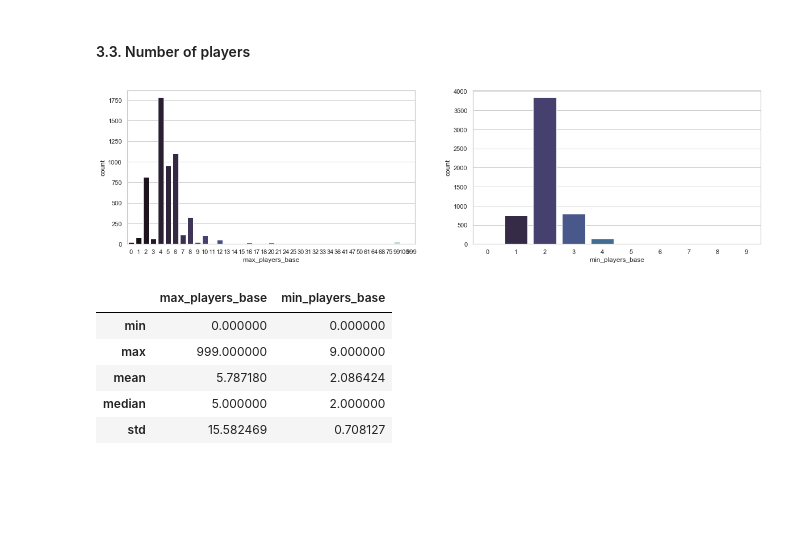
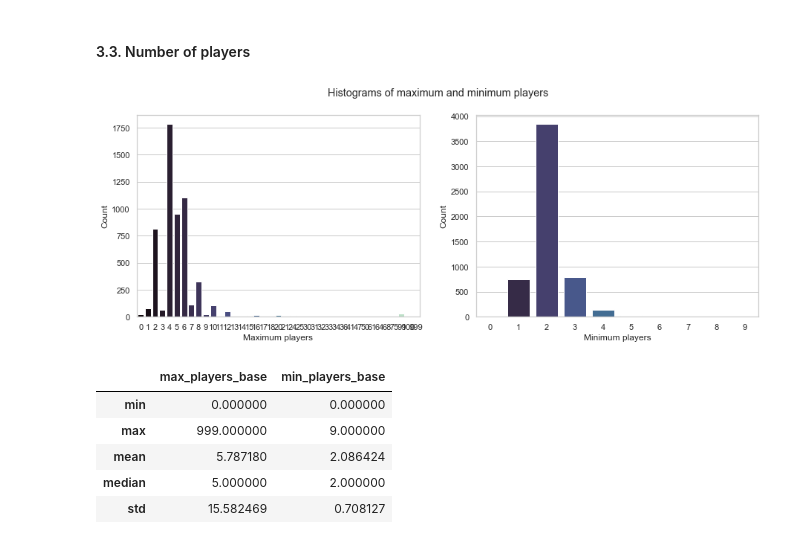
Before and after one commit to viktoriakonya/C3---Project, a Jupyter notebook: board_games/4_Q1_Rating_final.ipynb, the cells around one changed output. Cells and saved outputs as stored; diff of their text form; code cells hidden in the pictures; blank space fills up the shorter version.

```diff
--- a/board_games/4_Q1_Rating_final.ipynb
+++ b/board_games/4_Q1_Rating_final.ipynb
@@ -150,10 +157,13 @@ board_games = board_games[board_games['max_playtime_base']<900]
 # %% [markdown]
 Let's check again the distributions.
 # %%
-sns.set(rc={"figure.figsize":(10,5)})
+sns.set(rc={"figure.figsize":(15,5)})
 sns.set_style("whitegrid")
 fig,axes=plt.subplots(1,2)
 sns.histplot(board_games['max_playtime_base'],ax=axes[0], bins = 20)
 sns.histplot(board_games['min_playtime_base'],ax=axes[1], bins = 20)
+fig.suptitle('Histograms of maximum and minimum playtime')
+plt.setp(axes[0], xlabel='Maximum playtime')
+plt.setp(axes[1], xlabel='Minimum playtime')
 plt.show()
 # %% [output]
@@ -220,9 +230,9 @@ The number of games with lower than 10 playtime is: 72
 # %% [markdown]
 #### 3.2. Minimum age
 # %%
-sns.set(rc={"figure.figsize":(5,5)})
+sns.set(rc={"figure.figsize":(10,5)})
 sns.set_style("whitegrid")
-fig = sns.histplot(board_games['min_age_base'], palette = "mako")
+fig = sns.histplot(board_games['min_age_base'], palette = "mako", bins = 30)
 plt.xlabel("Minimum recommended age")
 plt.ylabel("Count")
 plt.title("Histogram minimum recommended age")
@@ -275,7 +285,7 @@ The number of values with 0 in the min_age_base field is: 225
 # %%
 board_games['min_age_base']=board_games['min_age_base'].replace(0,board_games['min_age_base'].median())
 # %%
-sns.set(rc={"figure.figsize":(5,5)})
+sns.set(rc={"figure.figsize":(10,5)})
 sns.set_style("whitegrid")
 fig = sns.histplot(board_games['min_age_base'], palette = "mako")
 plt.xlabel("Minimum recommended age")
@@ -310,7 +320,7 @@ board_games_agg = board_games.groupby('min_age_category_base').agg({'game_id_bas
 board_games_agg.reset_index(inplace=True)
 
 # Plot
-sns.set(rc={"figure.figsize":(5,5)})
+sns.set(rc={"figure.figsize":(10,5)})
 sns.set_style("whitegrid")
 fig = sns.barplot(x='min_age_category_base', y='count', data=board_games_agg, palette = "mako")
 plt.xlabel("Minimum recommended age category")
@@ -326,20 +336,23 @@ The majority of the games have 8-12 years of minimum age recommendation.
 # %%
 # Create aggregated datasets
 board_games_agg1 = board_games.groupby('max_players_base').agg({'game_id_base':'count'}).rename(columns={'game_id_base':'count'})
 board_games_agg1.reset_index(inplace=True)
 
 board_games_agg2 = board_games.groupby('min_players_base').agg({'game_id_base':'count'}).rename(columns={'game_id_base':'count'})
 board_games_agg2.reset_index(inplace=True)
 
 # Plot
-sns.set(rc={"figure.figsize":(20,5)})
+sns.set(rc={"figure.figsize":(15,5)})
 sns.set_style("whitegrid")
 fig,axes=plt.subplots(1,2)
 sns.barplot(x='max_players_base', y='count', data=board_games_agg1, palette = "mako", ax=axes[0])
 sns.barplot(x='min_players_base', y='count', data=board_games_agg2, palette = "mako", ax=axes[1])
+fig.suptitle('Histograms of maximum and minimum players')
+plt.setp(axes[0], xlabel='Maximum players', ylabel='Count')
+plt.setp(axes[1], xlabel='Minimum players', ylabel='Count')
 plt.show(fig)
 # %% [output]
-[figure, old version]
+[figure, new version]
 # %%
 board_games.agg(
     {
```
Also changed, not shown: parts of 14 cells of this notebook.
